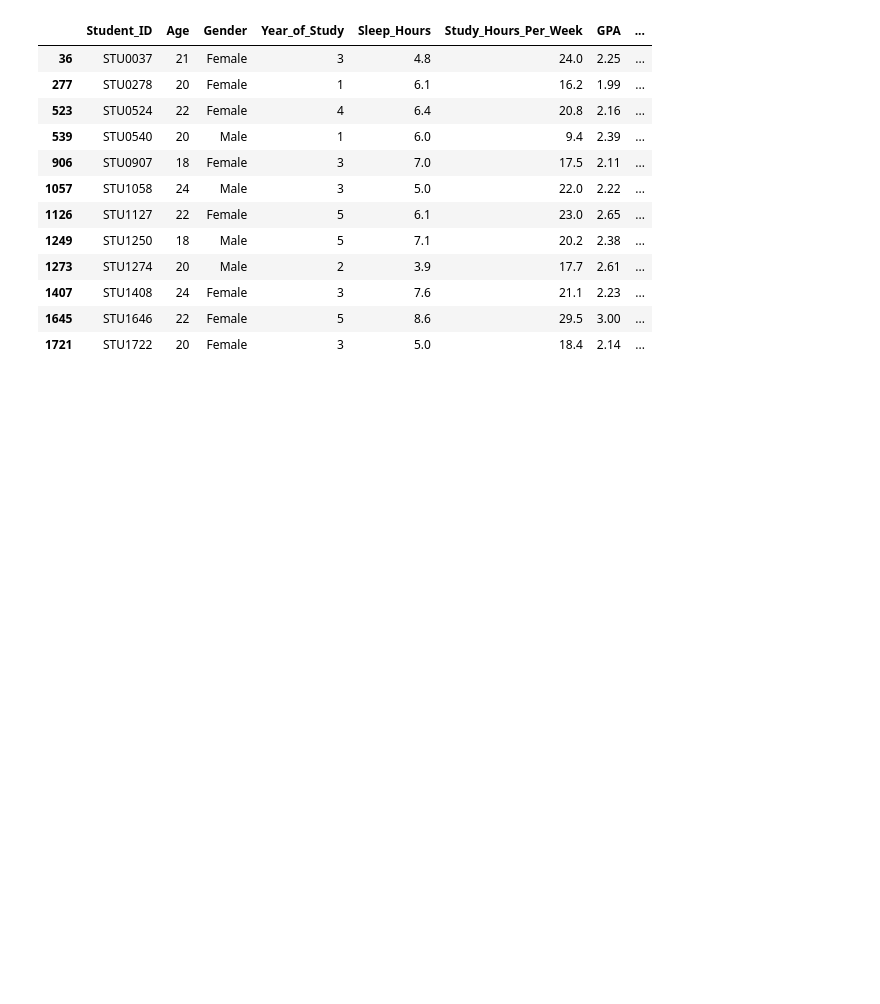
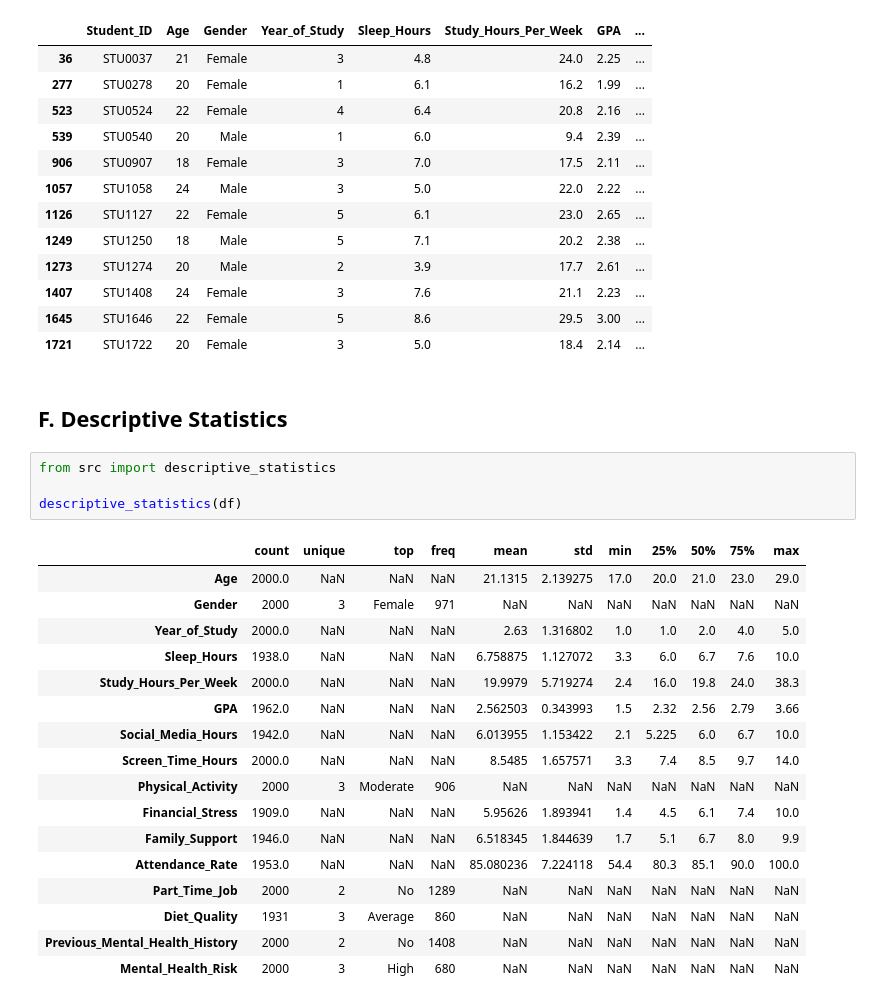
Before and after one commit to 4db444/Mental-health, a Jupyter notebook: notebooks/01_EDA.ipynb, the cells around one changed output. Drawn from its saved outputs; the diff is of its cells as text; blank space fills up the shorter version.

```diff
--- a/notebooks/01_EDA.ipynb
+++ b/notebooks/01_EDA.ipynb
@@ -225,3 +221,27 @@ Lower bound 65.75
 | 1407 | STU1408 | 24 | Female | 3 | 7.6 | 21.1 | 2.23 | ... |
 | 1645 | STU1646 | 22 | Female | 5 | 8.6 | 29.5 | 3.00 | ... |
 | 1721 | STU1722 | 20 | Female | 3 | 5.0 | 18.4 | 2.14 | ... |
+# %% [markdown]
+## F. Descriptive Statistics
+# %%
+from src import descriptive_statistics
+
+descriptive_statistics(df)
+# %% [output]
+|  | count | unique | top | freq | mean | std | min | 25% | 50% | 75% | max |
+| Age | 2000.0 | NaN | NaN | NaN | 21.1315 | 2.139275 | 17.0 | 20.0 | 21.0 | 23.0 | 29.0 |
+| Gender | 2000 | 3 | Female | 971 | NaN | NaN | NaN | NaN | NaN | NaN | NaN |
+| Year_of_Study | 2000.0 | NaN | NaN | NaN | 2.63 | 1.316802 | 1.0 | 1.0 | 2.0 | 4.0 | 5.0 |
+| Sleep_Hours | 1938.0 | NaN | NaN | NaN | 6.758875 | 1.127072 | 3.3 | 6.0 | 6.7 | 7.6 | 10.0 |
+| Study_Hours_Per_Week | 2000.0 | NaN | NaN | NaN | 19.9979 | 5.719274 | 2.4 | 16.0 | 19.8 | 24.0 | 38.3 |
+| GPA | 1962.0 | NaN | NaN | NaN | 2.562503 | 0.343993 | 1.5 | 2.32 | 2.56 | 2.79 | 3.66 |
+| Social_Media_Hours | 1942.0 | NaN | NaN | NaN | 6.013955 | 1.153422 | 2.1 | 5.225 | 6.0 | 6.7 | 10.0 |
+| Screen_Time_Hours | 2000.0 | NaN | NaN | NaN | 8.5485 | 1.657571 | 3.3 | 7.4 | 8.5 | 9.7 | 14.0 |
+| Physical_Activity | 2000 | 3 | Moderate | 906 | NaN | NaN | NaN | NaN | NaN | NaN | NaN |
+| Financial_Stress | 1909.0 | NaN | NaN | NaN | 5.95626 | 1.893941 | 1.4 | 4.5 | 6.1 | 7.4 | 10.0 |
+| Family_Support | 1946.0 | NaN | NaN | NaN | 6.518345 | 1.844639 | 1.7 | 5.1 | 6.7 | 8.0 | 9.9 |
+| Attendance_Rate | 1953.0 | NaN | NaN | NaN | 85.080236 | 7.224118 | 54.4 | 80.3 | 85.1 | 90.0 | 100.0 |
+| Part_Time_Job | 2000 | 2 | No | 1289 | NaN | NaN | NaN | NaN | NaN | NaN | NaN |
+| Diet_Quality | 1931 | 3 | Average | 860 | NaN | NaN | NaN | NaN | NaN | NaN | NaN |
+| Previous_Mental_Health_History | 2000 | 2 | No | 1408 | NaN | NaN | NaN | NaN | NaN | NaN | NaN |
+| Mental_Health_Risk | 2000 | 3 | High | 680 | NaN | NaN | NaN | NaN | NaN | NaN | NaN |
```
Also changed, not shown: parts of 12 cells of this notebook, 58 other files.
